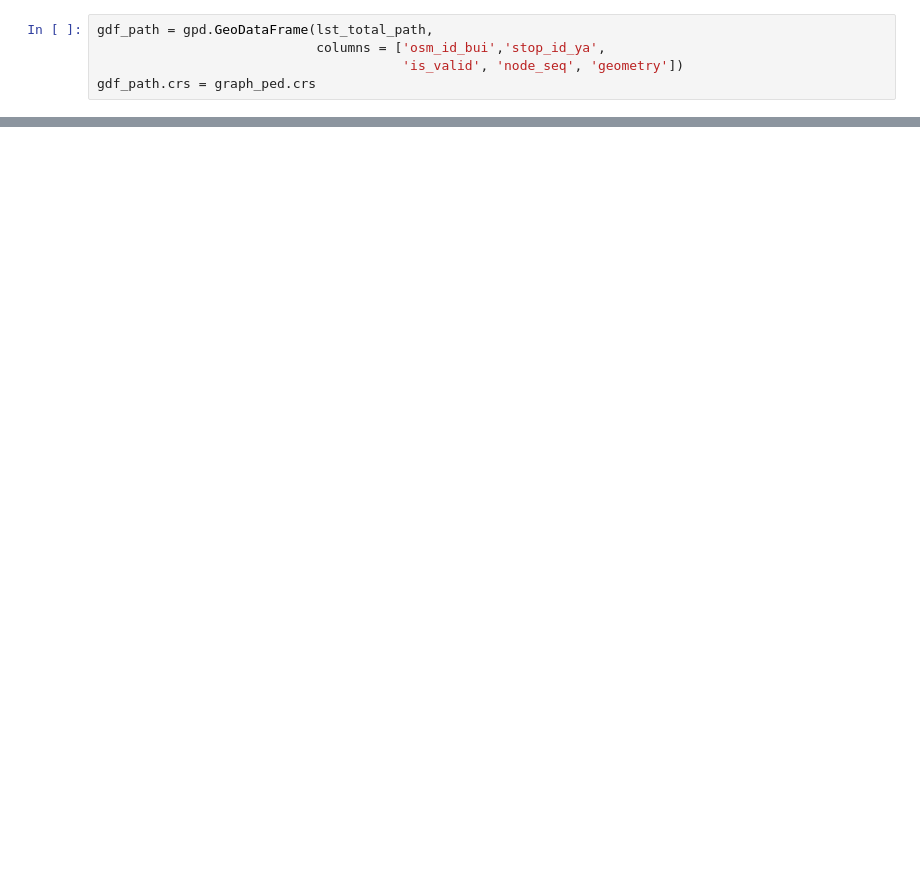
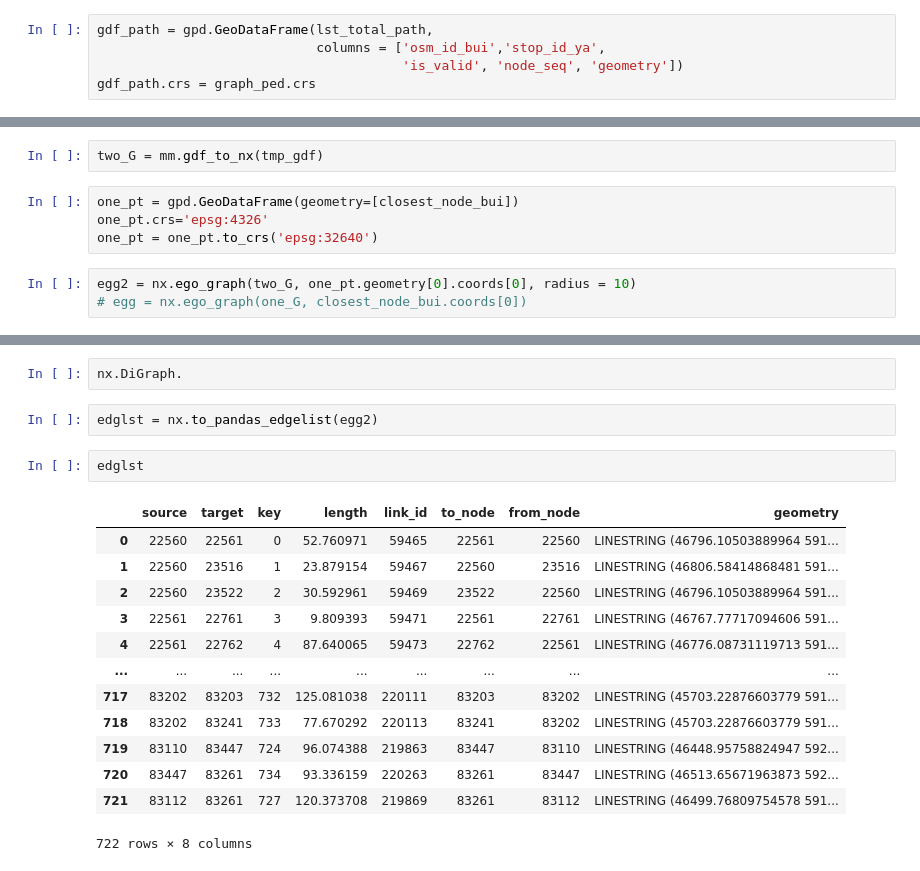
Before and after one commit to ochristm/samara, a Jupyter notebook: ped_avail_to_bui/ped_bui_to_stop.ipynb, the cells around one changed output, grey strips where cells are left out. Cells and saved outputs as stored; diff of their text form; blank space fills up the shorter version.

```diff
--- a/ped_avail_to_bui/ped_bui_to_stop.ipynb
+++ b/ped_avail_to_bui/ped_bui_to_stop.ipynb
@@ -185,0 +277,9 @@ gdf_path.crs = graph_ped.crs
+# %%
+two_G = mm.gdf_to_nx(tmp_gdf)
+# %%
+one_pt = gpd.GeoDataFrame(geometry=[closest_node_bui])
+one_pt.crs='epsg:4326'
+one_pt = one_pt.to_crs('epsg:32640')
+# %%
+egg2 = nx.ego_graph(two_G, one_pt.geometry[0].coords[0], radius = 10)
+# egg = nx.ego_graph(one_G, closest_node_bui.coords[0])
@@ -185,0 +439,20 @@ gdf_path.crs = graph_ped.crs
+# %%
+nx.DiGraph.
+# %%
+edglst = nx.to_pandas_edgelist(egg2)
+# %%
+edglst
+# %% [output]
+|  | source | target | key | length | link_id | to_node | from_node | geometry |
+| 0 | 22560 | 22561 | 0 | 52.760971 | 59465 | 22561 | 22560 | LINESTRING (46796.10503889964 591... |
+| 1 | 22560 | 23516 | 1 | 23.879154 | 59467 | 22560 | 23516 | LINESTRING (46806.58414868481 591... |
+| 2 | 22560 | 23522 | 2 | 30.592961 | 59469 | 23522 | 22560 | LINESTRING (46796.10503889964 591... |
+| 3 | 22561 | 22761 | 3 | 9.809393 | 59471 | 22561 | 22761 | LINESTRING (46767.77717094606 591... |
+| 4 | 22561 | 22762 | 4 | 87.640065 | 59473 | 22762 | 22561 | LINESTRING (46776.08731119713 591... |
+| ... | ... | ... | ... | ... | ... | ... | ... | ... |
+| 717 | 83202 | 83203 | 732 | 125.081038 | 220111 | 83203 | 83202 | LINESTRING (45703.22876603779 591... |
+| 718 | 83202 | 83241 | 733 | 77.670292 | 220113 | 83241 | 83202 | LINESTRING (45703.22876603779 591... |
+| 719 | 83110 | 83447 | 724 | 96.074388 | 219863 | 83447 | 83110 | LINESTRING (46448.95758824947 592... |
+| 720 | 83447 | 83261 | 734 | 93.336159 | 220263 | 83261 | 83447 | LINESTRING (46513.65671963873 592... |
+| 721 | 83112 | 83261 | 727 | 120.373708 | 219869 | 83261 | 83112 | LINESTRING (46499.76809754578 591... |
+722 rows × 8 columns
```
Also changed, not shown: parts of 51 cells of this notebook.
